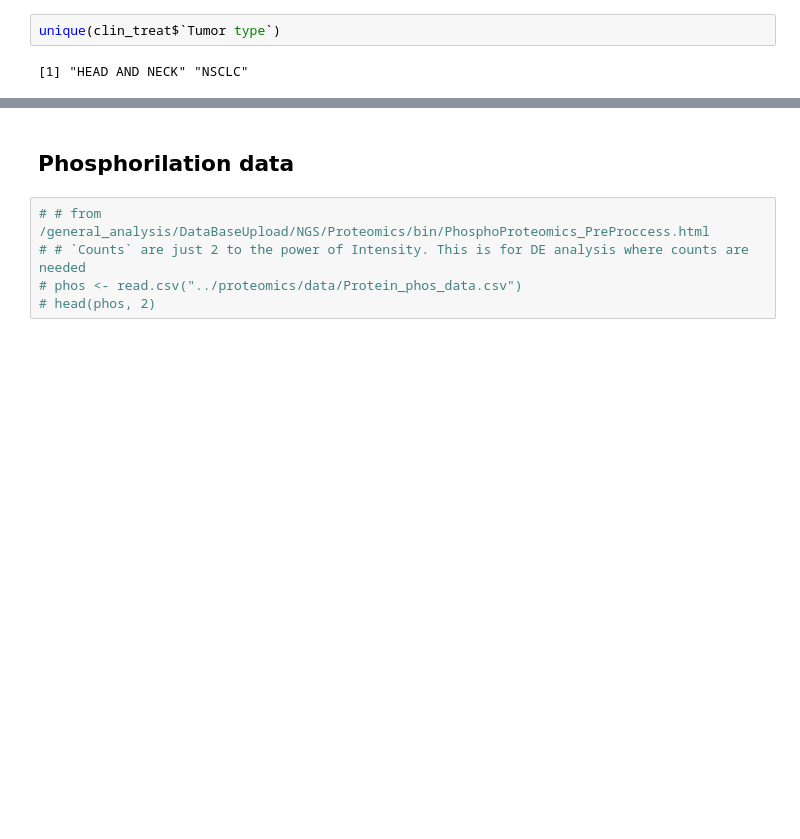
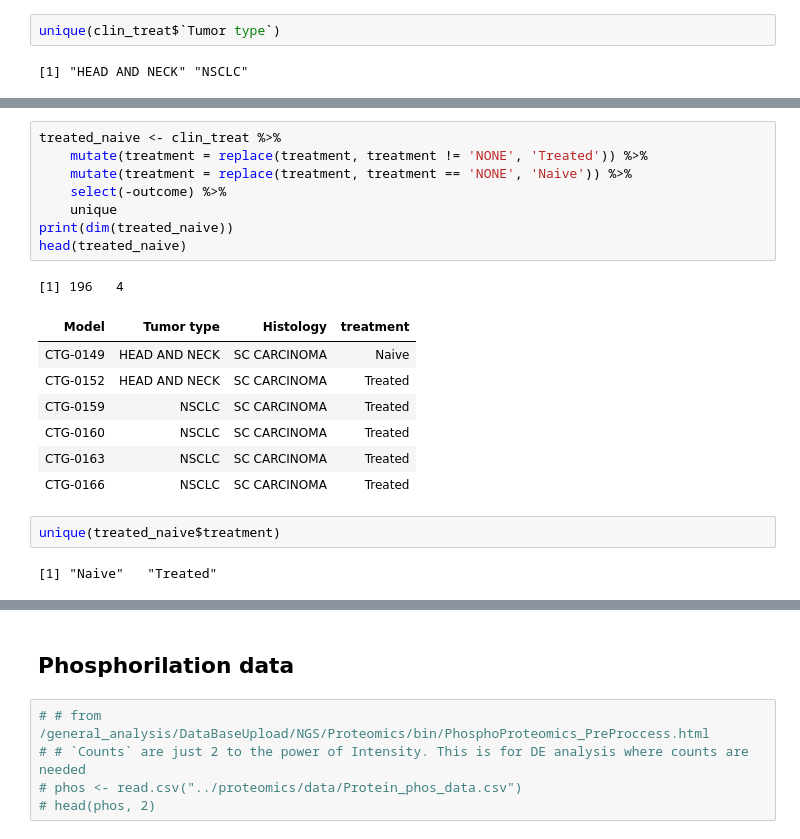
Before and after one commit to liorbey/lumin-workstation-materials, a Jupyter notebook: proteomics_data.ipynb, the cells around one changed output, grey strips where cells are left out. Cells and saved outputs as stored; diff of their text form; blank space fills up the shorter version.

```diff
--- a/proteomics_data.ipynb
+++ b/proteomics_data.ipynb
@@ -252,0 +288,21 @@ unique(clin_treat$`Tumor type`)
+# %%
+treated_naive <- clin_treat %>%
+    mutate(treatment = replace(treatment, treatment != 'NONE', 'Treated')) %>%
+    mutate(treatment = replace(treatment, treatment == 'NONE', 'Naive')) %>%
+    select(-outcome) %>%
+    unique
+print(dim(treated_naive))
+head(treated_naive)
+# %% [output]
+[1] 196   4
+| Model | Tumor type | Histology | treatment |
+| CTG-0149 | HEAD AND NECK | SC CARCINOMA | Naive |
+| CTG-0152 | HEAD AND NECK | SC CARCINOMA | Treated |
+| CTG-0159 | NSCLC | SC CARCINOMA | Treated |
+| CTG-0160 | NSCLC | SC CARCINOMA | Treated |
+| CTG-0163 | NSCLC | SC CARCINOMA | Treated |
+| CTG-0166 | NSCLC | SC CARCINOMA | Treated |
+# %%
+unique(treated_naive$treatment)
+# %% [output]
+[1] "Naive"   "Treated"
```
Also changed, not shown: parts of 12 cells of this notebook.
